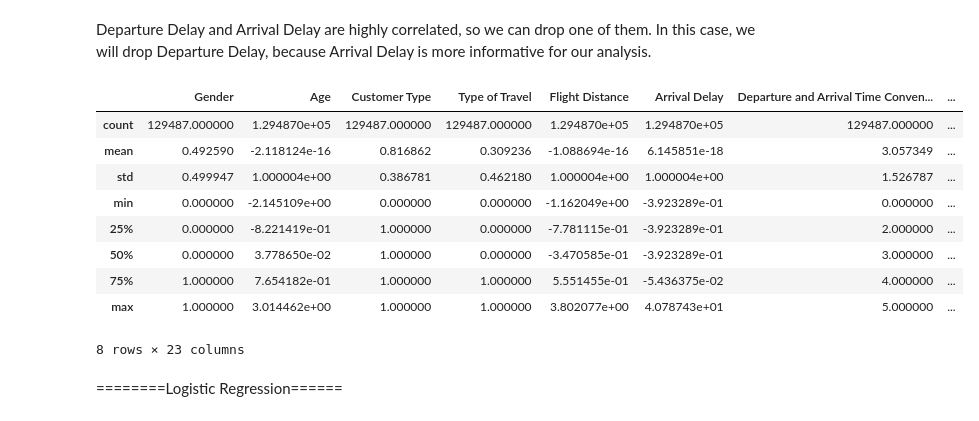
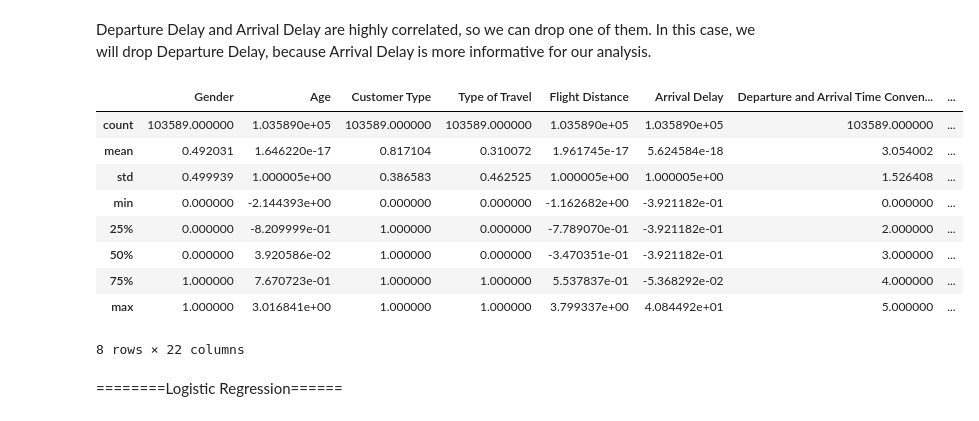
Before and after one commit to pabliik/ml-flight-satisfaction, a Jupyter notebook: notebooks/exploration.ipynb, the cells around one changed output. Drawn from its saved outputs; the diff is of its cells as text; code cells hidden in the pictures.

Commit message:
fixed scaling train and test data

```diff
--- a/notebooks/exploration.ipynb
+++ b/notebooks/exploration.ipynb
@@ -109,16 +102,9 @@ from sklearn.preprocessing import LabelEncoder
 LE = LabelEncoder()
 
 
-label_cols = ['Gender', 'Customer Type', 'Type of Travel']
+label_cols = ['Gender', 'Customer Type', 'Type of Travel', 'Satisfaction']
 one_hot_cols = ['Class']
 for col in label_cols:
-    LE.fit(X_train[col])
-    X_train[col] = LE.transform(X_train[col])
-    X_test[col] = LE.transform(X_test[col])  # apply, never fit
-
-LE.fit(y_train['Satisfaction'])
-y_train['Satisfaction'] = LE.transform(y_train['Satisfaction'])
-y_test['Satisfaction'] = LE.transform(y_test['Satisfaction'])
-
-X_train = pd.get_dummies(X_train, columns=one_hot_cols, drop_first=True)
-X_test = pd.get_dummies(X_test, columns=one_hot_cols, drop_first=True)
+    df[col] = LE.fit_transform(df[col])
+df = pd.get_dummies(df, columns=one_hot_cols, drop_first=True)
+df[['Class_Economy', 'Class_Economy Plus']] = df[['Class_Economy', 'Class_Economy Plus']].astype(int)
@@ -160,20 +151,21 @@ df = df.drop(columns=['Departure Delay'])
 # %%
 from sklearn.preprocessing import StandardScaler
 scaler = StandardScaler()
 numerical_cols = ['Age', 'Flight Distance', 'Arrival Delay']
-df[numerical_cols] = scaler.fit_transform(df[numerical_cols])
-df.describe()
+X_train[numerical_cols] = scaler.fit_transform(X_train[numerical_cols])
+X_test[numerical_cols] = scaler.transform(X_test[numerical_cols])
+X_train.describe()
 # %% [output]
 |  | Gender | Age | Customer Type | Type of Travel | Flight Distance | Arrival Delay | Departure and Arrival Time Conven... | ... |
-| count | 129487.000000 | 1.294870e+05 | 129487.000000 | 129487.000000 | 1.294870e+05 | 1.294870e+05 | 129487.000000 | ... |
-| mean | 0.492590 | -2.118124e-16 | 0.816862 | 0.309236 | -1.088694e-16 | 6.145851e-18 | 3.057349 | ... |
-| std | 0.499947 | 1.000004e+00 | 0.386781 | 0.462180 | 1.000004e+00 | 1.000004e+00 | 1.526787 | ... |
-| min | 0.000000 | -2.145109e+00 | 0.000000 | 0.000000 | -1.162049e+00 | -3.923289e-01 | 0.000000 | ... |
-| 25% | 0.000000 | -8.221419e-01 | 1.000000 | 0.000000 | -7.781115e-01 | -3.923289e-01 | 2.000000 | ... |
-| 50% | 0.000000 | 3.778650e-02 | 1.000000 | 0.000000 | -3.470585e-01 | -3.923289e-01 | 3.000000 | ... |
-| 75% | 1.000000 | 7.654182e-01 | 1.000000 | 1.000000 | 5.551455e-01 | -5.436375e-02 | 4.000000 | ... |
-| max | 1.000000 | 3.014462e+00 | 1.000000 | 1.000000 | 3.802077e+00 | 4.078743e+01 | 5.000000 | ... |
+| count | 103589.000000 | 1.035890e+05 | 103589.000000 | 103589.000000 | 1.035890e+05 | 1.035890e+05 | 103589.000000 | ... |
+| mean | 0.492031 | 1.646220e-17 | 0.817104 | 0.310072 | 1.961745e-17 | 5.624584e-18 | 3.054002 | ... |
+| std | 0.499939 | 1.000005e+00 | 0.386583 | 0.462525 | 1.000005e+00 | 1.000005e+00 | 1.526408 | ... |
+| min | 0.000000 | -2.144393e+00 | 0.000000 | 0.000000 | -1.162682e+00 | -3.921182e-01 | 0.000000 | ... |
+| 25% | 0.000000 | -8.209999e-01 | 1.000000 | 0.000000 | -7.789070e-01 | -3.921182e-01 | 2.000000 | ... |
+| 50% | 0.000000 | 3.920586e-02 | 1.000000 | 0.000000 | -3.470351e-01 | -3.921182e-01 | 3.000000 | ... |
+| 75% | 1.000000 | 7.670723e-01 | 1.000000 | 1.000000 | 5.537837e-01 | -5.368292e-02 | 4.000000 | ... |
+| max | 1.000000 | 3.016841e+00 | 1.000000 | 1.000000 | 3.799337e+00 | 4.084492e+01 | 5.000000 | ... |
-8 rows × 23 columns
+8 rows × 22 columns
 # %% [markdown]
 ========Logistic Regression======
 # %%
```
Also changed, not shown: parts of 4 cells of this notebook.
